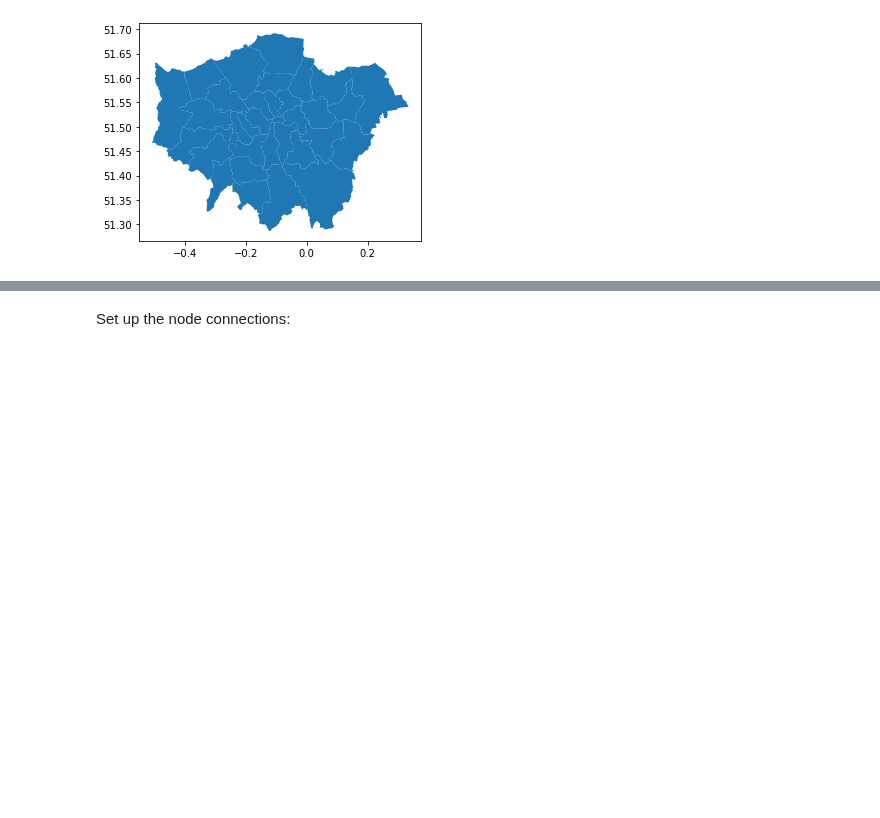
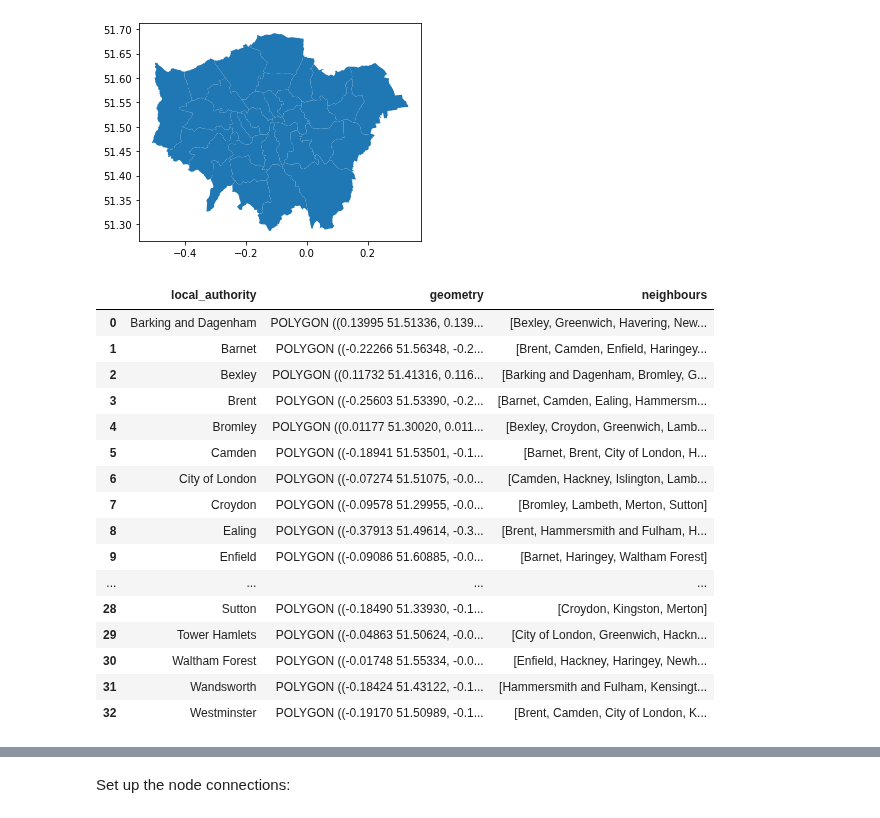
Before and after one commit to michellewl/AQmortality, a Jupyter notebook: mortality_model/borough_mortality.ipynb, the cells around one changed output, grey strips where cells are left out. Saved outputs shown, nothing was run; the diff lists cells and outputs as text; code cells hidden in the pictures; blank space fills up the shorter version.

```diff
--- a/mortality_model/borough_mortality.ipynb
+++ b/mortality_model/borough_mortality.ipynb
@@ -110,6 +132,26 @@ london_authorities_gdf.plot()
 plt.show()
 # %% [output]
 [figure]
+# %%
+london_authorities_gdf
+# %% [output]
+|  | local_authority | geometry | neighbours |
+| 0 | Barking and Dagenham | POLYGON ((0.13995 51.51336, 0.139... | [Bexley, Greenwich, Havering, New... |
+| 1 | Barnet | POLYGON ((-0.22266 51.56348, -0.2... | [Brent, Camden, Enfield, Haringey... |
+| 2 | Bexley | POLYGON ((0.11732 51.41316, 0.116... | [Barking and Dagenham, Bromley, G... |
+| 3 | Brent | POLYGON ((-0.25603 51.53390, -0.2... | [Barnet, Camden, Ealing, Hammersm... |
+| 4 | Bromley | POLYGON ((0.01177 51.30020, 0.011... | [Bexley, Croydon, Greenwich, Lamb... |
+| 5 | Camden | POLYGON ((-0.18941 51.53501, -0.1... | [Barnet, Brent, City of London, H... |
+| 6 | City of London | POLYGON ((-0.07274 51.51075, -0.0... | [Camden, Hackney, Islington, Lamb... |
+| 7 | Croydon | POLYGON ((-0.09578 51.29955, -0.0... | [Bromley, Lambeth, Merton, Sutton] |
+| 8 | Ealing | POLYGON ((-0.37913 51.49614, -0.3... | [Brent, Hammersmith and Fulham, H... |
+| 9 | Enfield | POLYGON ((-0.09086 51.60885, -0.0... | [Barnet, Haringey, Waltham Forest] |
+| ... | ... | ... | ... |
+| 28 | Sutton | POLYGON ((-0.18490 51.33930, -0.1... | [Croydon, Kingston, Merton] |
+| 29 | Tower Hamlets | POLYGON ((-0.04863 51.50624, -0.0... | [City of London, Greenwich, Hackn... |
+| 30 | Waltham Forest | POLYGON ((-0.01748 51.55334, -0.0... | [Enfield, Hackney, Haringey, Newh... |
+| 31 | Wandsworth | POLYGON ((-0.18424 51.43122, -0.1... | [Hammersmith and Fulham, Kensingt... |
+| 32 | Westminster | POLYGON ((-0.19170 51.50989, -0.1... | [Brent, Camden, City of London, K... |
 # %%
 def rename_local_authority_districts(df_to_rename, names_reference_list):
         local_authorities_to_rename = [item for item in set(df_to_rename.local_authority.tolist())]
```
Also changed, not shown: parts of 15 cells of this notebook, 1 other file.
